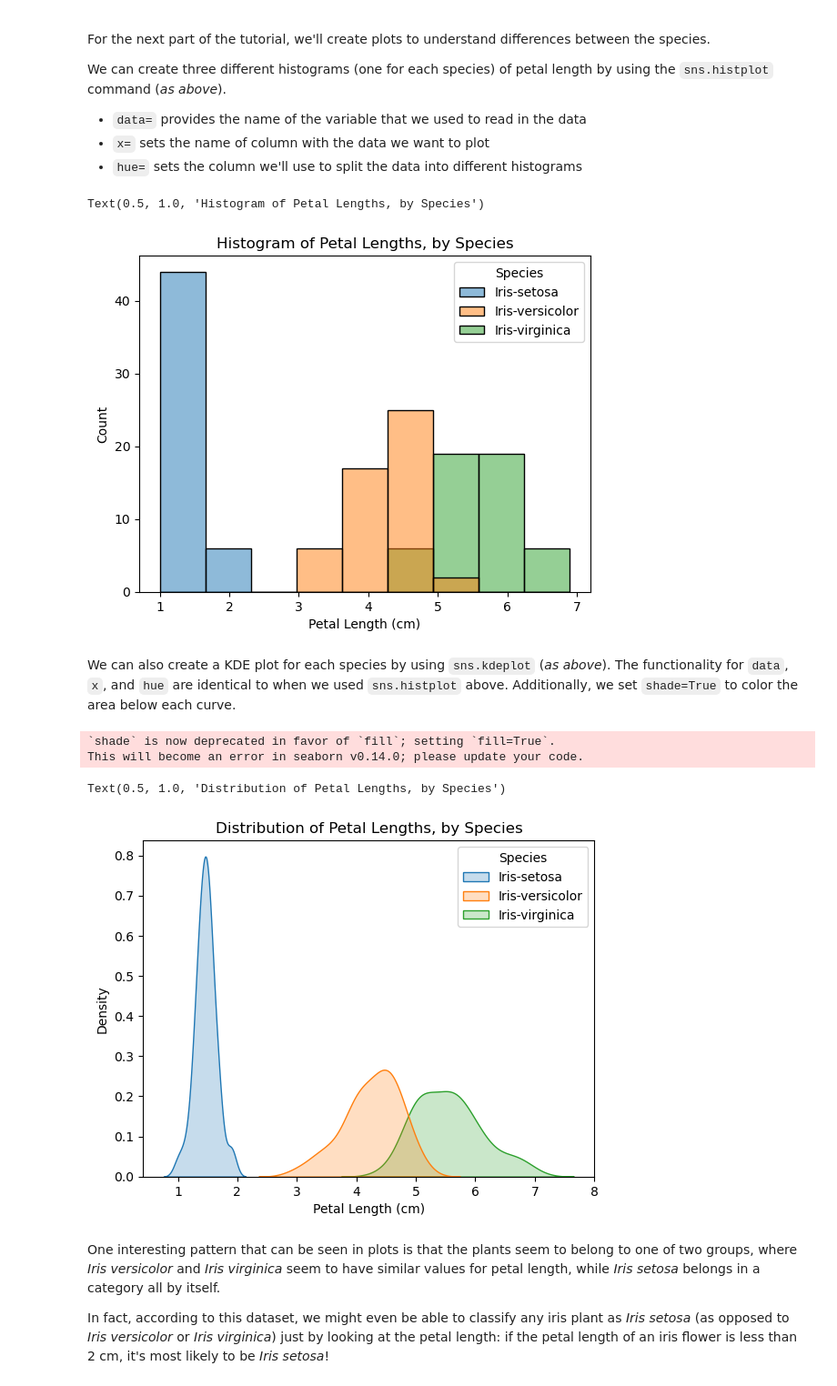
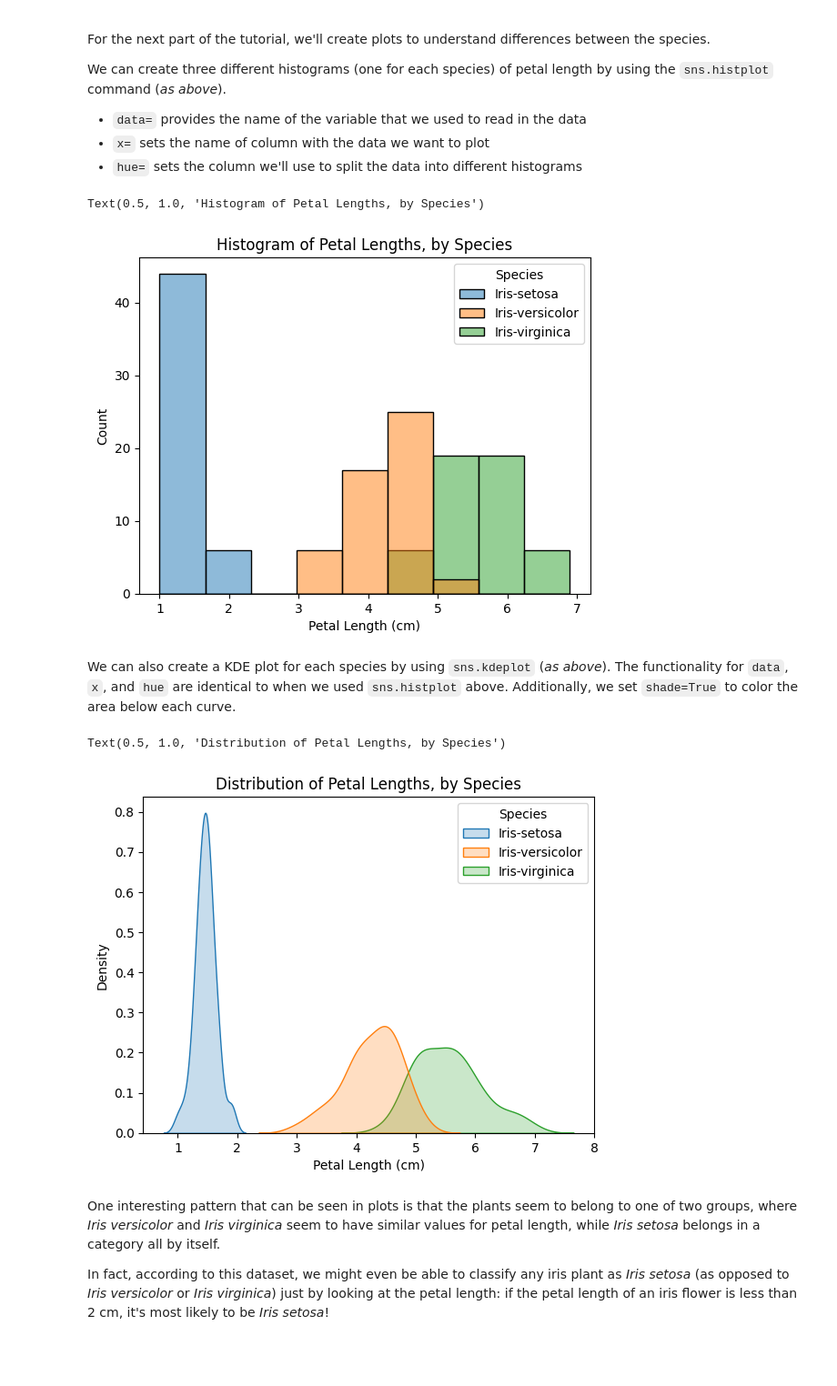
Before and after one commit to ramadhanridho16/Kaggle_Data-Visualization, a Jupyter notebook: e_distributions.ipynb, the cells around one changed output. Shown: that part at 91% size. Saved outputs shown, nothing was run; the diff lists cells and outputs as text; code cells hidden in the pictures; blank space fills up the shorter version.

Commit message:
Add distribution learning

```diff
--- a/e_distributions.ipynb
+++ b/e_distributions.ipynb
@@ -26,7 +26,7 @@ We'll work with a dataset of 150 different flowers, or 50 each from three differ
 Each row in the dataset corresponds to a different flower.  There are four measurements: the sepal length and width, along with the petal length and width.  We also keep track of the corresponding species.
 # %%
 # Path of the file to read
-iris_filepath = "../input/iris.csv"
+iris_filepath = "Dataset\iris.csv"
 
 # Read the file into a variable iris_data
 iris_data = pd.read_csv(iris_filepath, index_col="Id")
@@ -100,20 +118,18 @@ sns.histplot(data=iris_data, x='Petal Length (cm)', hue='Species')
 plt.title("Histogram of Petal Lengths, by Species")
 # %% [output]
 Text(0.5, 1.0, 'Histogram of Petal Lengths, by Species')
-[figure, old version]
+[figure, new version]
 # %% [markdown]
 We can also create a KDE plot for each species by using `sns.kdeplot` (_as above_).  The functionality for `data`, `x`, and `hue` are identical to when we used `sns.histplot` above.  Additionally, we set `shade=True` to color the area below each curve.
 # %%
 # KDE plots for each species
-sns.kdeplot(data=iris_data, x='Petal Length (cm)', hue='Species', shade=True)
+sns.kdeplot(data=iris_data, x='Petal Length (cm)', hue='Species', fill=True)
 
 # Add title
 plt.title("Distribution of Petal Lengths, by Species")
 # %% [output]
-`shade` is now deprecated in favor of `fill`; setting `fill=True`.
-This will become an error in seaborn v0.14.0; please update your code.
+Text(0.5, 1.0, 'Distribution of Petal Lengths, by Species')
-Text(0.5, 1.0, 'Distribution of Petal Lengths, by Species')
-[figure, old version]
+[figure, new version]
 # %% [markdown]
 One interesting pattern that can be seen in plots is that the plants seem to belong to one of two groups, where _Iris versicolor_ and _Iris virginica_ seem to have similar values for petal length, while _Iris setosa_ belongs in a category all by itself.
 
```
Also changed, not shown: parts of 6 cells of this notebook, 1 other file.
